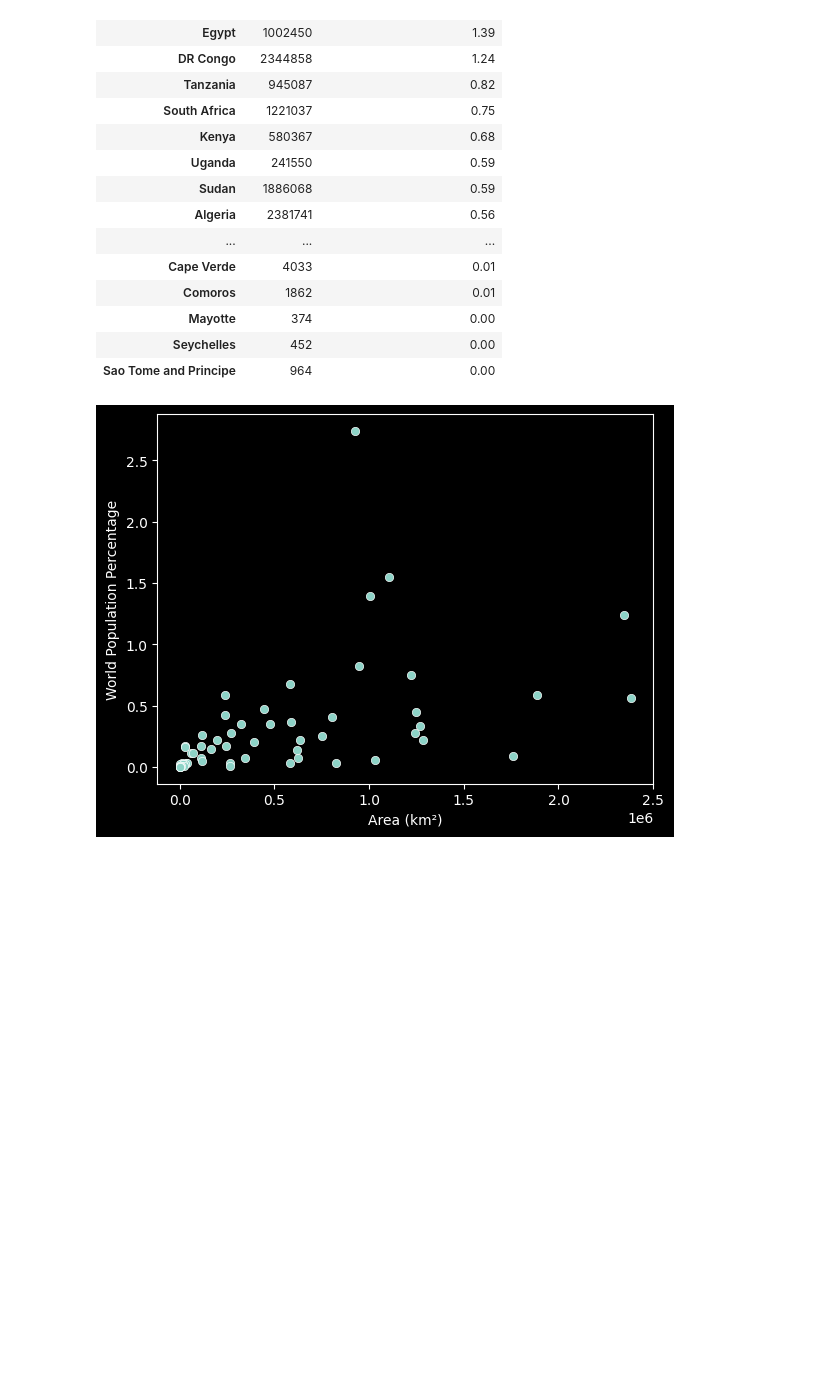
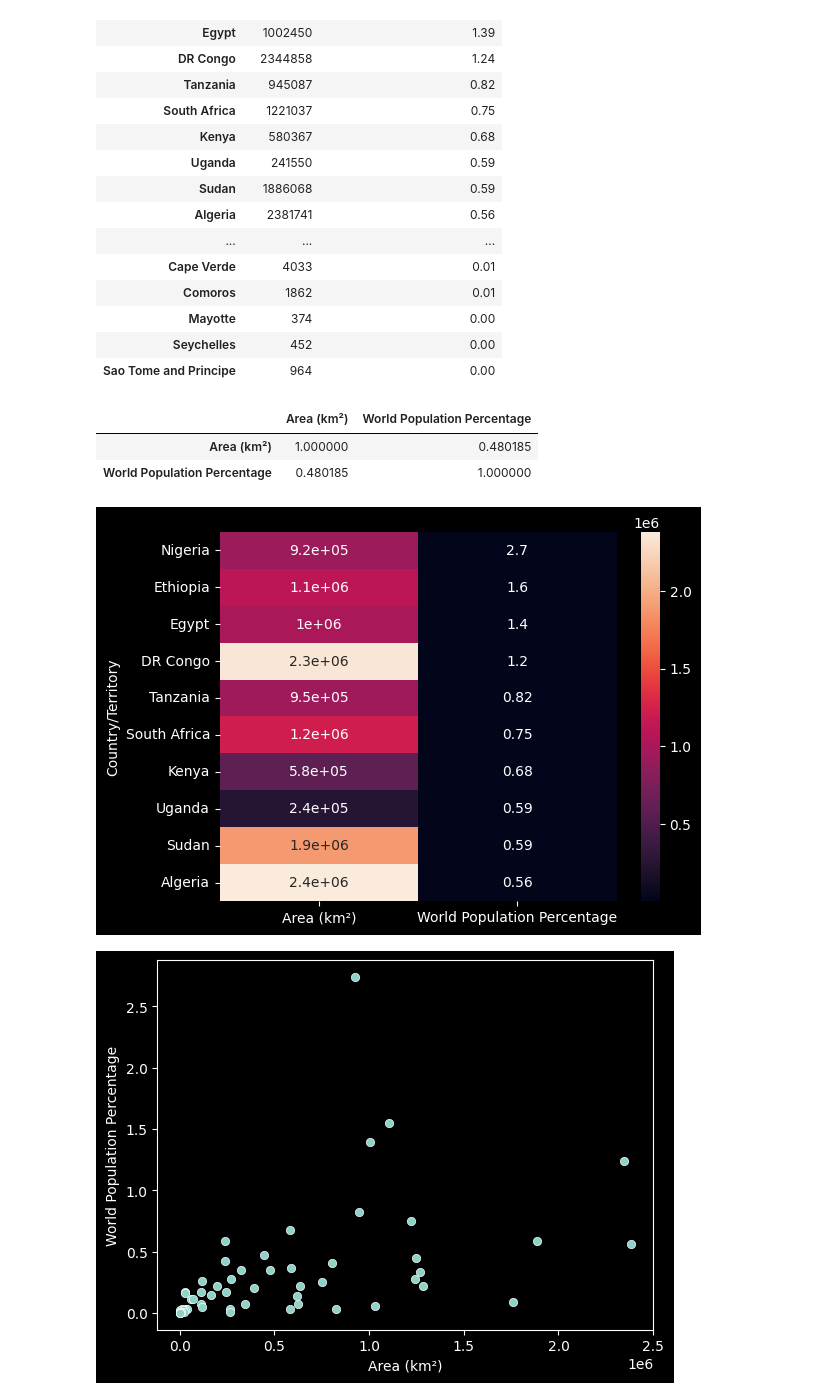
Before and after one commit to PablomxH/Population-Data-Analysis-Using-Python, a Jupyter notebook: analysis.ipynb, the cells around one changed output. Drawn from its saved outputs; the diff is of its cells as text; code cells hidden in the pictures; blank space fills up the shorter version.

Commit message:
heatmap

```diff
--- a/analysis.ipynb
+++ b/analysis.ipynb
@@ -327,6 +302,17 @@ a
 | Mayotte | 374 | 0.00 |
 | Seychelles | 452 | 0.00 |
 | Sao Tome and Principe | 964 | 0.00 |
+# %%
+a.corr()
+# %% [output]
+|  | Area (km²) | World Population Percentage |
+| Area (km²) | 1.000000 | 0.480185 |
+| World Population Percentage | 0.480185 | 1.000000 |
+# %%
+sns.heatmap(a.head(10),annot=True)
+plt.show()
+# %% [output]
+[figure, added]
 # %%
 sns.scatterplot(data=a,x='Area (km²)',y='World Population Percentage')
 plt.show()
```
Also changed, not shown: parts of 1 cell of this notebook.
